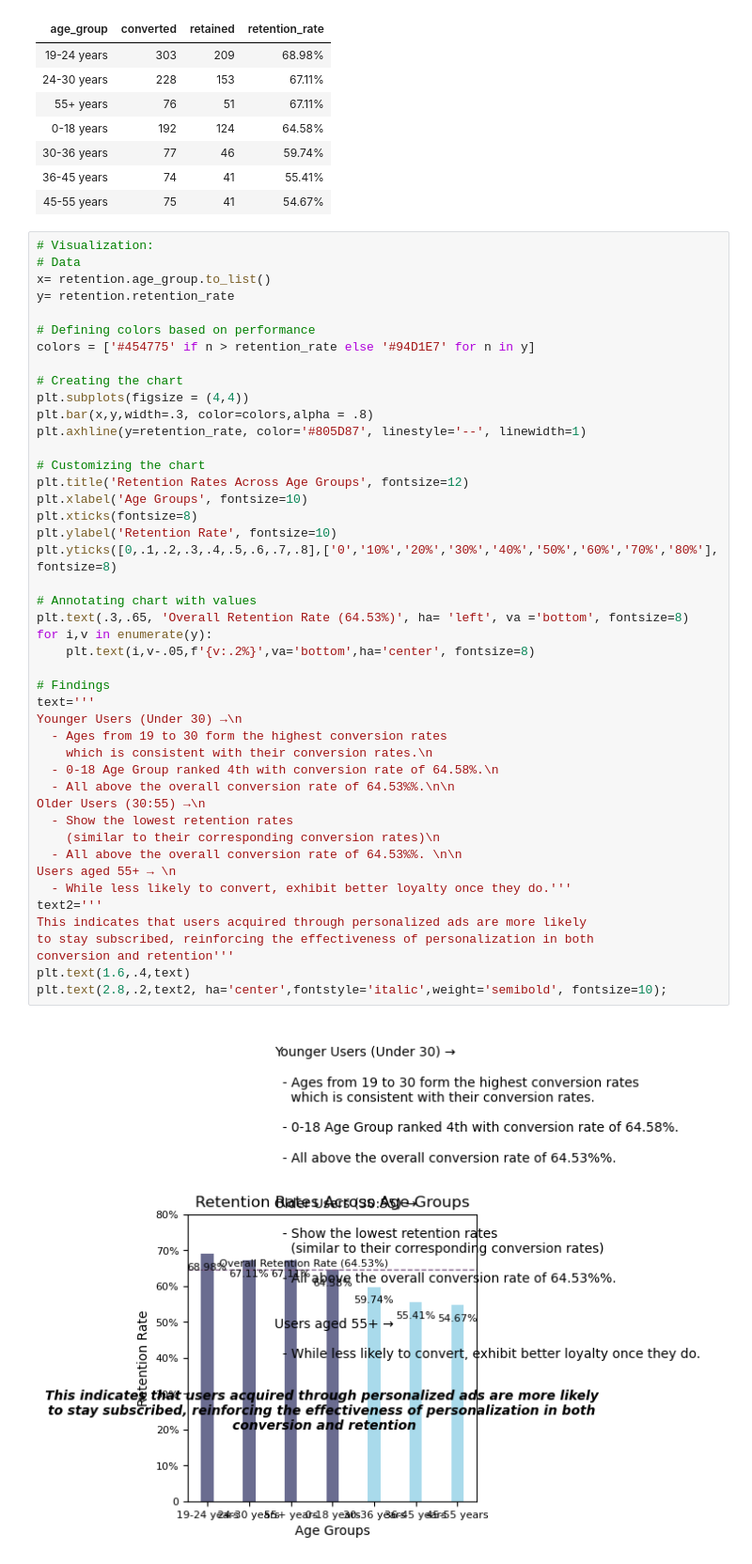
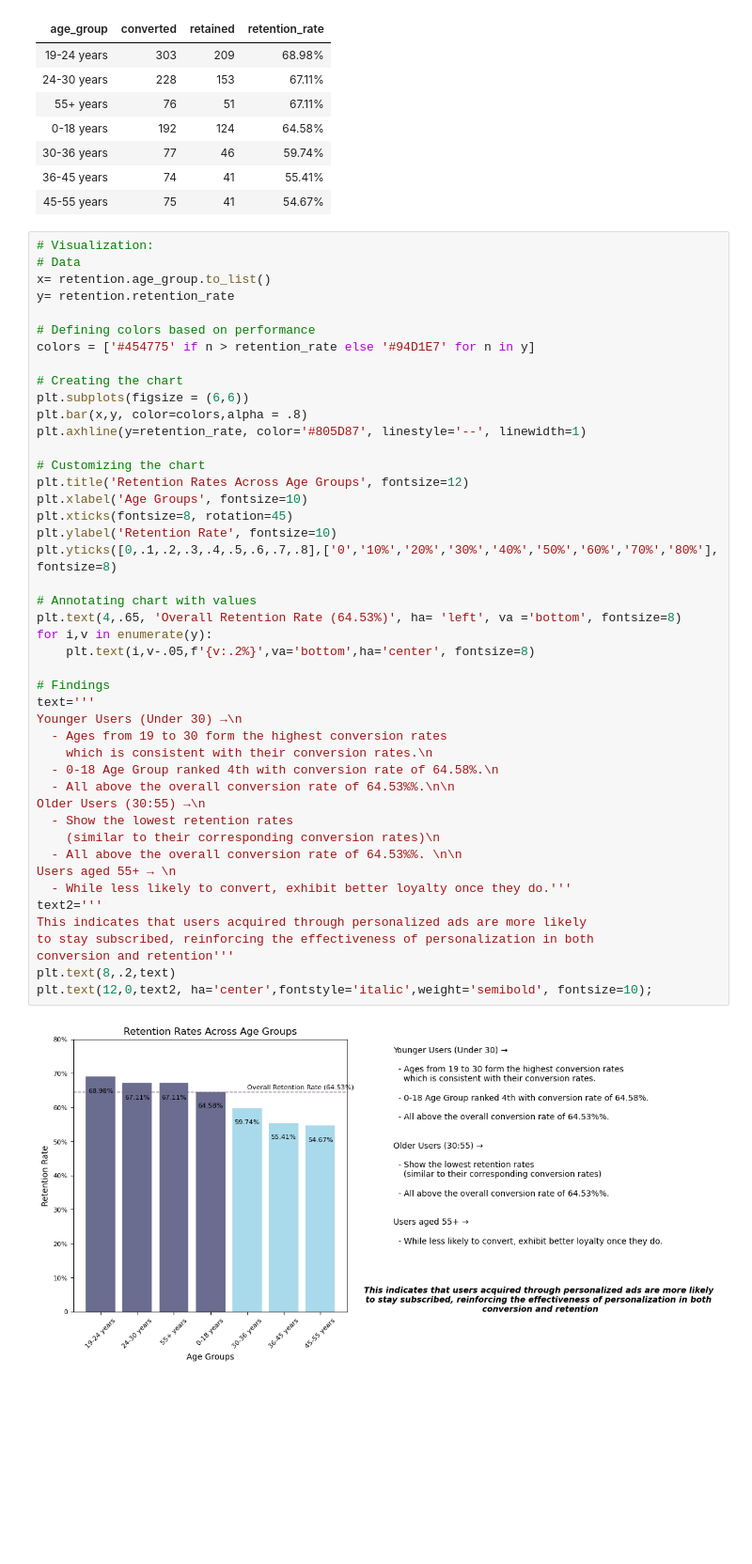
Before and after one commit to hend-a-ghafour/Analyzing_Marketing_Campaigns, a Jupyter notebook: Analyzing_Marketing_Campaigns.ipynb, the cells around one changed output. Shown at 94% size. Drawn from its saved outputs; the diff is of its cells as text; blank space fills up the shorter version.

```diff
--- a/Analyzing_Marketing_Campaigns.ipynb
+++ b/Analyzing_Marketing_Campaigns.ipynb
@@ -1388,40 +1388,40 @@ y= retention.retention_rate
 colors = ['#454775' if n > retention_rate else '#94D1E7' for n in y]
 
 # Creating the chart
-plt.subplots(figsize = (4,4))
-plt.bar(x,y,width=.3, color=colors,alpha = .8)
+plt.subplots(figsize = (6,6))
+plt.bar(x,y, color=colors,alpha = .8)
 plt.axhline(y=retention_rate, color='#805D87', linestyle='--', linewidth=1)
 
 # Customizing the chart
 plt.title('Retention Rates Across Age Groups', fontsize=12)
 plt.xlabel('Age Groups', fontsize=10)
-plt.xticks(fontsize=8)
+plt.xticks(fontsize=8, rotation=45)
 plt.ylabel('Retention Rate', fontsize=10)
 plt.yticks([0,.1,.2,.3,.4,.5,.6,.7,.8],['0','10%','20%','30%','40%','50%','60%','70%','80%'], fontsize=8)
 
 # Annotating chart with values
-plt.text(.3,.65, 'Overall Retention Rate (64.53%)', ha= 'left', va ='bottom', fontsize=8)
+plt.text(4,.65, 'Overall Retention Rate (64.53%)', ha= 'left', va ='bottom', fontsize=8)
 for i,v in enumerate(y):
     plt.text(i,v-.05,f'{v:.2%}',va='bottom',ha='center', fontsize=8)
 
 # Findings
 text='''
 Younger Users (Under 30) →\n
   - Ages from 19 to 30 form the highest conversion rates
     which is consistent with their conversion rates.\n
   - 0-18 Age Group ranked 4th with conversion rate of 64.58%.\n
   - All above the overall conversion rate of 64.53%%.\n\n
 Older Users (30:55) →\n
   - Show the lowest retention rates
     (similar to their corresponding conversion rates)\n
   - All above the overall conversion rate of 64.53%%. \n\n
 Users aged 55+ → \n
   - While less likely to convert, exhibit better loyalty once they do.'''
 text2='''
 This indicates that users acquired through personalized ads are more likely
 to stay subscribed, reinforcing the effectiveness of personalization in both
 conversion and retention'''
-plt.text(1.6,.4,text)
-plt.text(2.8,.2,text2, ha='center',fontstyle='italic',weight='semibold', fontsize=10);
+plt.text(8,.2,text)
+plt.text(12,0,text2, ha='center',fontstyle='italic',weight='semibold', fontsize=10);
 # %% [output]
-[figure, old version]
+[figure, new version]
```
Also changed, not shown: parts of 6 cells of this notebook.
